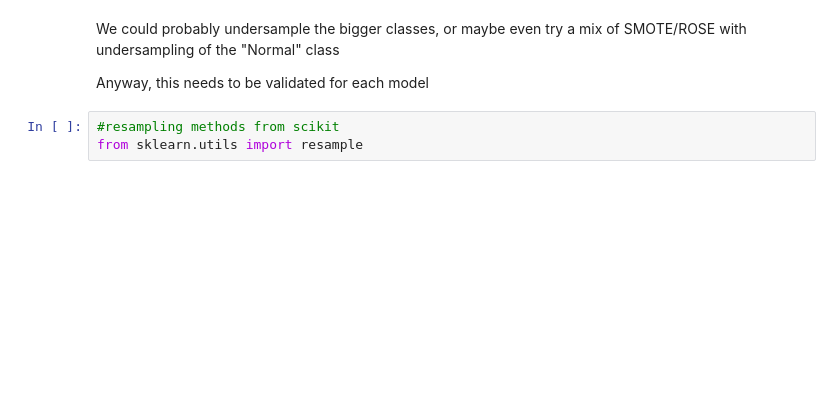
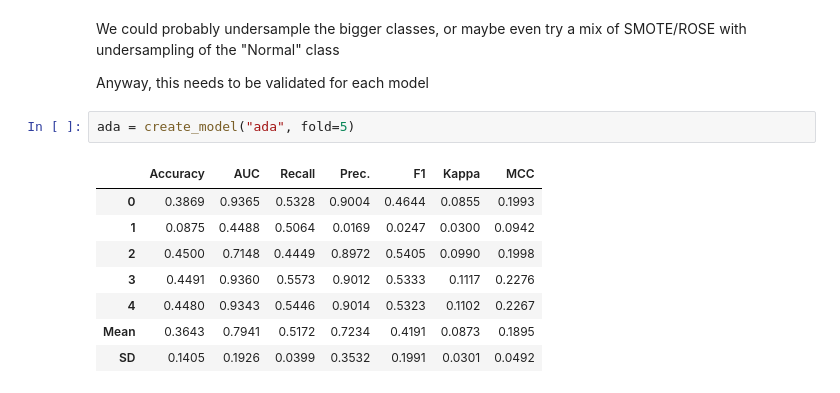
Before and after one commit to CatarinaL/ddosLogs, a Jupyter notebook: class_balance_and_redimensioning.ipynb, the cells around one changed output. Saved outputs shown, nothing was run; the diff lists cells and outputs as text; blank space fills up the shorter version.

```diff
--- a/class_balance_and_redimensioning.ipynb
+++ b/class_balance_and_redimensioning.ipynb
@@ -97,6 +210,14 @@ y = df2.iloc[:, [-1]]
 We could probably undersample the bigger classes, or maybe even try a mix of SMOTE/ROSE with undersampling of the "Normal" class
 
 Anyway, this needs to be validated for each model
-# %%
-#resampling methods from scikit
-from sklearn.utils import resample
+# %%
+ada = create_model("ada", fold=5)
+# %% [output]
+|  | Accuracy | AUC | Recall | Prec. | F1 | Kappa | MCC |
+| 0 | 0.3869 | 0.9365 | 0.5328 | 0.9004 | 0.4644 | 0.0855 | 0.1993 |
+| 1 | 0.0875 | 0.4488 | 0.5064 | 0.0169 | 0.0247 | 0.0300 | 0.0942 |
+| 2 | 0.4500 | 0.7148 | 0.4449 | 0.8972 | 0.5405 | 0.0990 | 0.1998 |
+| 3 | 0.4491 | 0.9360 | 0.5573 | 0.9012 | 0.5333 | 0.1117 | 0.2276 |
+| 4 | 0.4480 | 0.9343 | 0.5446 | 0.9014 | 0.5323 | 0.1102 | 0.2267 |
+| Mean | 0.3643 | 0.7941 | 0.5172 | 0.7234 | 0.4191 | 0.0873 | 0.1895 |
+| SD | 0.1405 | 0.1926 | 0.0399 | 0.3532 | 0.1991 | 0.0301 | 0.0492 |
```
Also changed, not shown: parts of 13 cells of this notebook.
